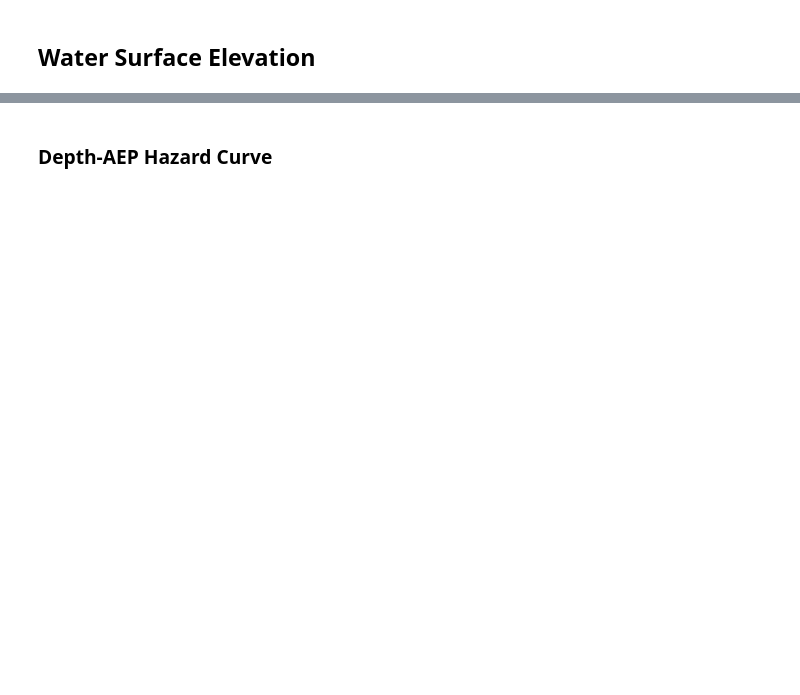
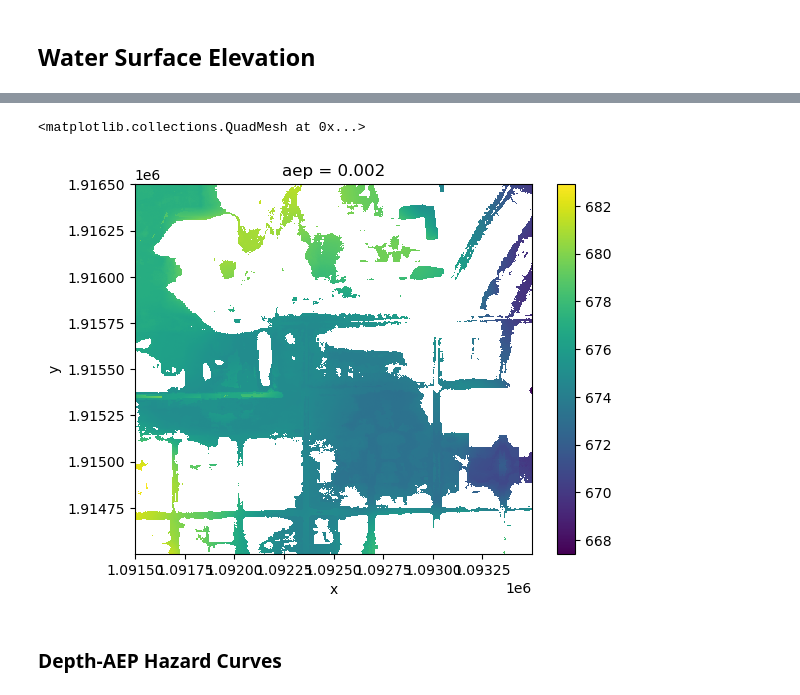
Before and after one commit to arc-pts/ffrd-grid-concept, a Jupyter notebook: 03-visualization.ipynb, the cells around one changed output, grey strips where cells are left out. Saved outputs shown, nothing was run; the diff lists cells and outputs as text; code cells hidden in the pictures; blank space fills up the shorter version.

```diff
--- a/03-visualization.ipynb
+++ b/03-visualization.ipynb
@@ -159,5 +131,12 @@ depth_500yr = depth_quantiles_ds.depth.sel(aep=0.002)
+# %%
+# 500-year water surface elevation (zoomed in)
+(depth_500yr + terrain_da).sel(x=slice(1091500, 1093500),
+                               y=slice(1916500, 1914500)).where(depth_500yr > 0.0).plot()
+# %% [output]
+<matplotlib.collections.QuadMesh at 0x...>
+[figure, added]
 # %% [markdown]
-### Depth-AEP Hazard Curve
+### Depth-AEP Hazard Curves
 # %%
 def plot_depth_aep_curve(ds: xr.Dataset, x: float, y: float):
     depth = depth_quantiles_ds.depth.sel(x=x, y=y, method='nearest').values
```
Also changed, not shown: parts of 16 cells of this notebook, 2 other files.
